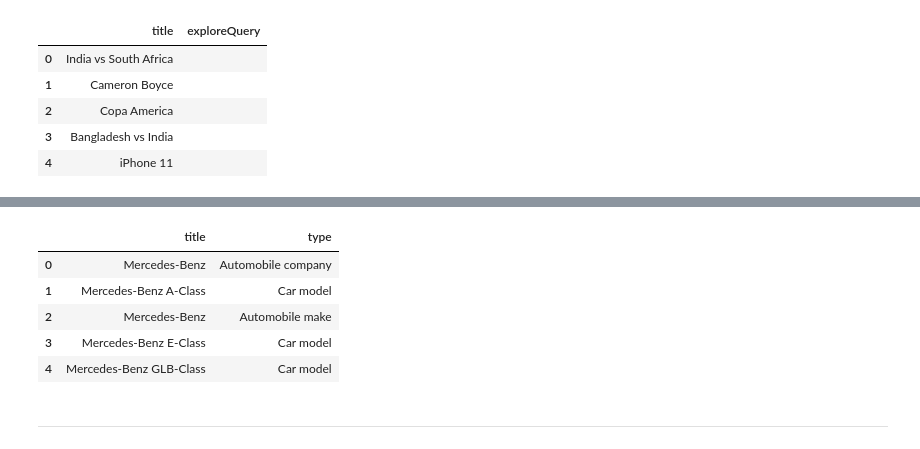
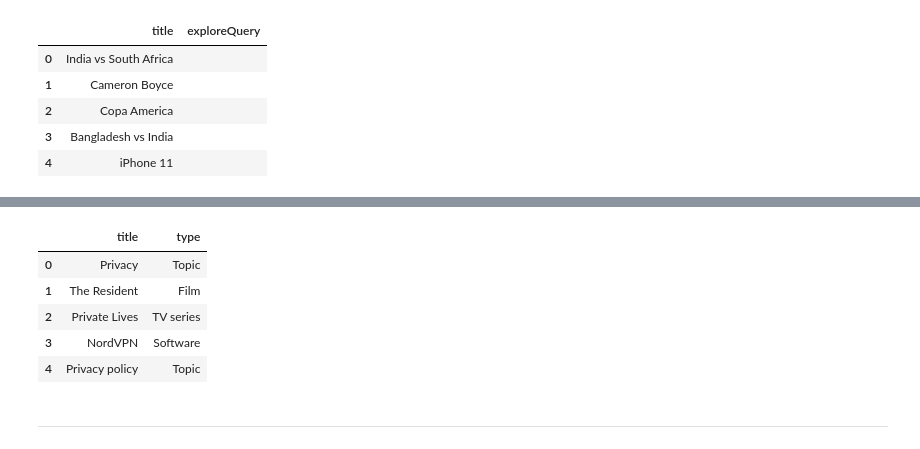
Before and after one commit to DEC-Datos-Etica-y-Comportamiento/Tutoriales, a Jupyter notebook: Google_Trends_API.ipynb, the cells around one changed output, grey strips where cells are left out. Saved outputs shown, nothing was run; the diff lists cells and outputs as text; code cells hidden in the pictures.

Commit message:
google_trends

```diff
--- a/Google_Trends_API.ipynb
+++ b/Google_Trends_API.ipynb
@@ -147,15 +148,15 @@ Let us see how can we obtain google's keyword suggestion. If you don't know what
 # %%
-# Get Google Keyword Suggestions
-keywords = pytrend.suggestions(keyword='Mercedes Benz')
+# Obtener sugerencias de palabras clave de Google
+keywords = pytrend.suggestions(keyword='Privacidad')
 df = pd.DataFrame(keywords)
 df.drop(columns= 'mid')   # This column makes no sense
 # %% [output]
 |  | title | type |
-| 0 | Mercedes-Benz | Automobile company |
-| 1 | Mercedes-Benz A-Class | Car model |
-| 2 | Mercedes-Benz | Automobile make |
-| 3 | Mercedes-Benz E-Class | Car model |
-| 4 | Mercedes-Benz GLB-Class | Car model |
+| 0 | Privacy | Topic |
+| 1 | The Resident | Film |
+| 2 | Private Lives | TV series |
+| 3 | NordVPN | Software |
+| 4 | Privacy policy | Topic |
 # %% [markdown]
 
 
```
Also changed, not shown: parts of 20 cells of this notebook.
